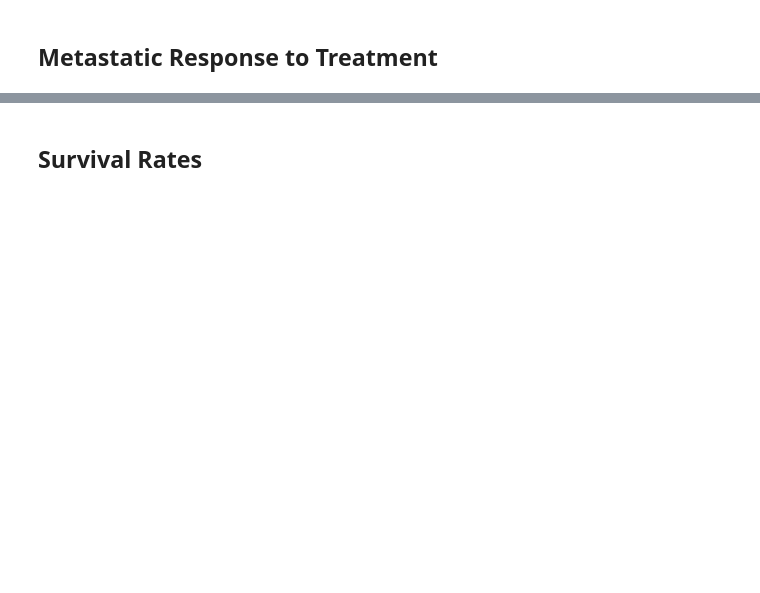
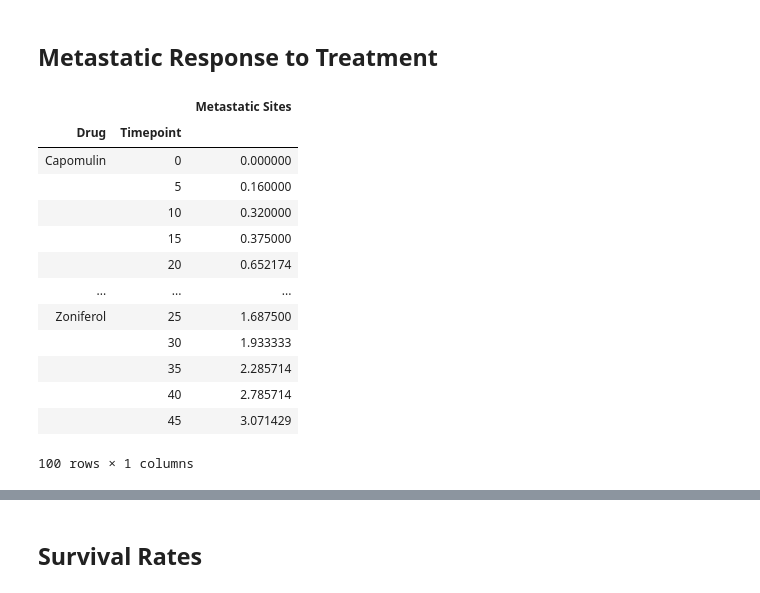
Before and after one commit to CTRLALTAFK/matplotlibChallenge, a Jupyter notebook: Pymaceuticals/pymaceuticals_starter.ipynb, the cells around one changed output, grey strips where cells are left out. Drawn from its saved outputs; the diff is of its cells as text; code cells hidden in the pictures; blank space fills up the shorter version.

```diff
--- a/Pymaceuticals/pymaceuticals_starter.ipynb
+++ b/Pymaceuticals/pymaceuticals_starter.ipynb
@@ -161,9 +161,25 @@ plt.show()
 ## Metastatic Response to Treatment
 # %%
 # Store the Mean Met. Site Data Grouped by Drug and Timepoint
-
+meta_mean = pd.DataFrame(merged_df.groupby(['Drug', 'Timepoint'])['Metastatic Sites'].mean())
 # Convert to DataFrame
-
+meta_mean.reset_index()
 # Preview DataFrame
+meta_mean
+# %% [output]
+|  |  | Metastatic Sites |
+| Drug | Timepoint |  |
+| Capomulin | 0 | 0.000000 |
+|  | 5 | 0.160000 |
+|  | 10 | 0.320000 |
+|  | 15 | 0.375000 |
+|  | 20 | 0.652174 |
+| ... | ... | ... |
+| Zoniferol | 25 | 1.687500 |
+|  | 30 | 1.933333 |
+|  | 35 | 2.285714 |
+|  | 40 | 2.785714 |
+|  | 45 | 3.071429 |
+100 rows × 1 columns
 # %%
 # Store the Standard Error associated with Met. Sites Grouped by Drug and Timepoint
```
Also changed, not shown: parts of 4 cells of this notebook.
